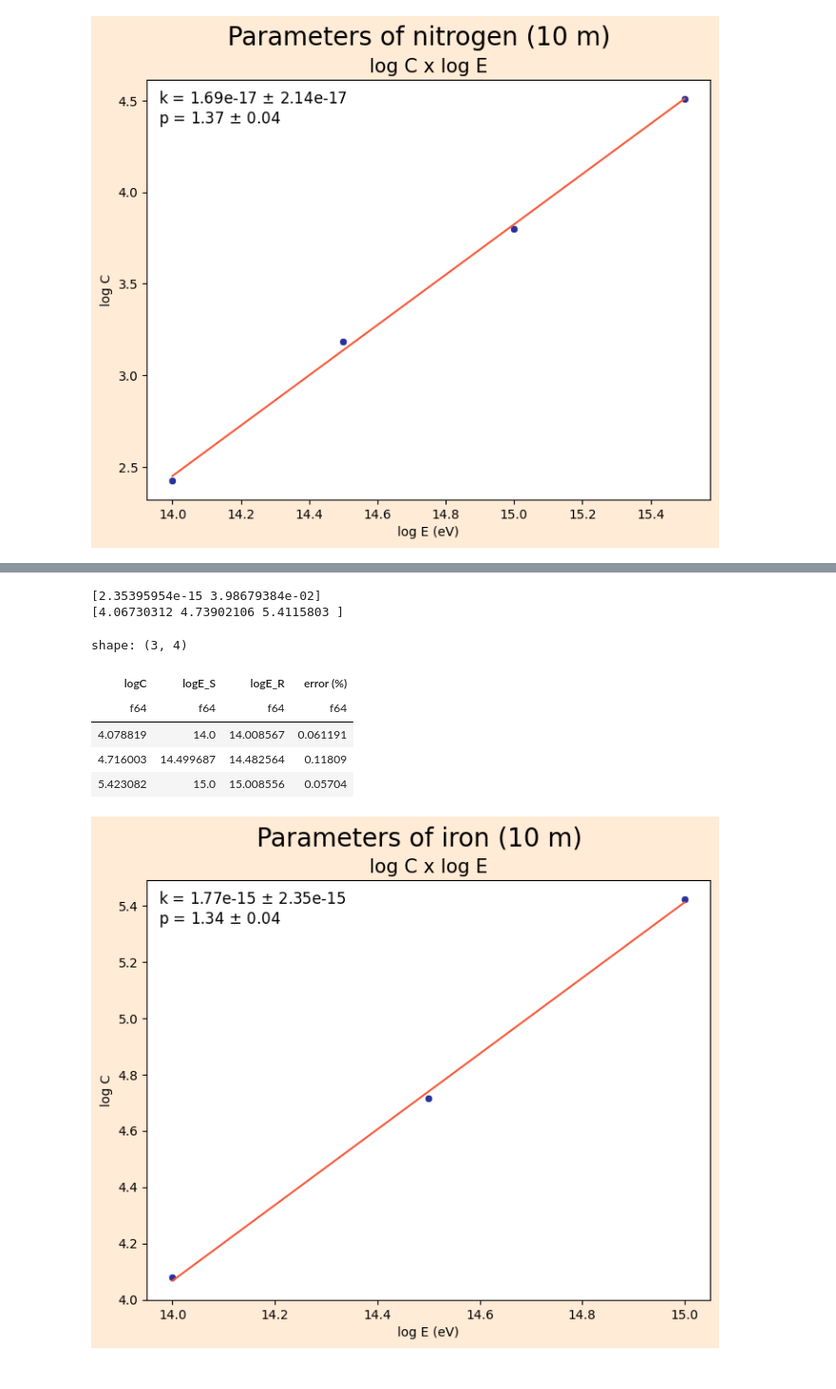
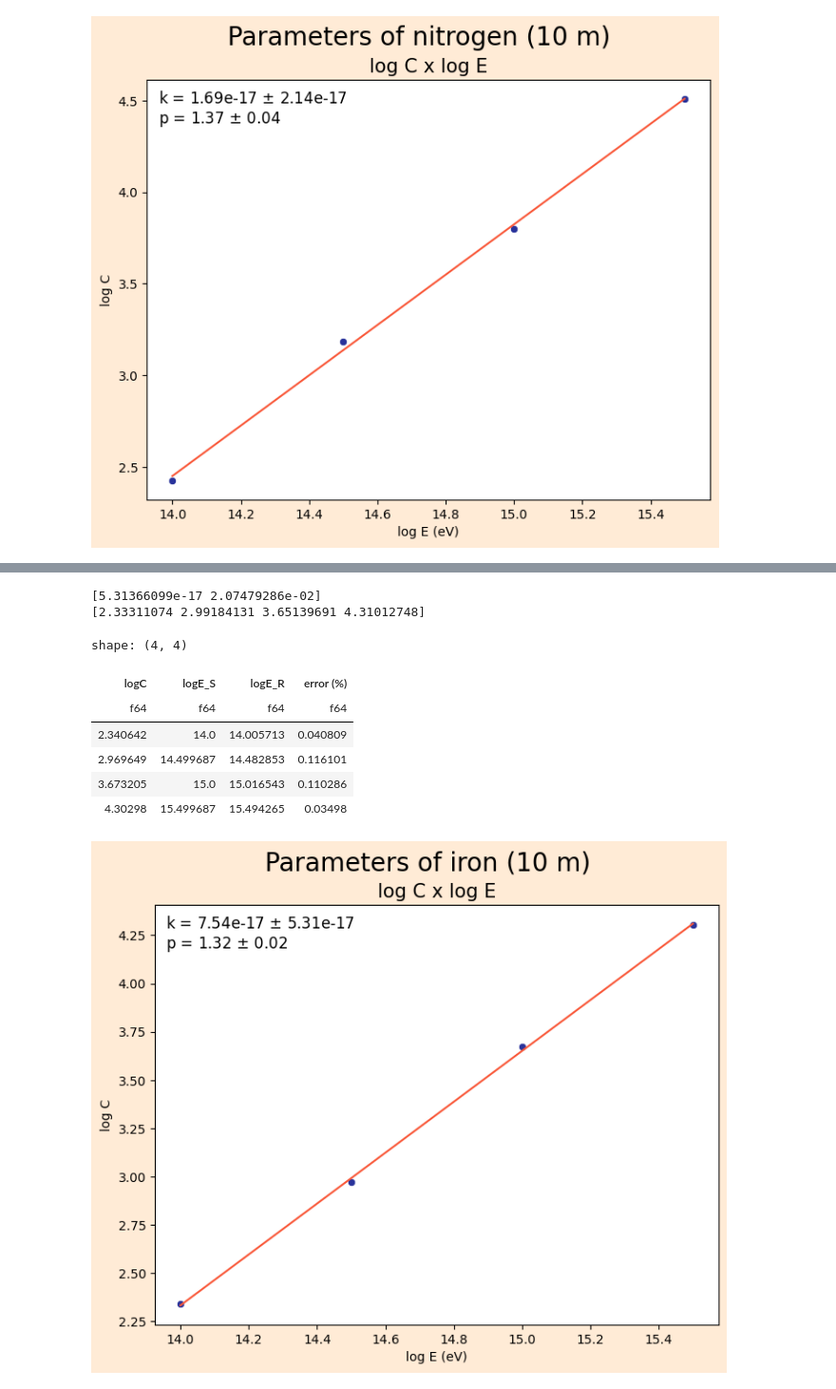
Before and after one commit to lucas-orfei/mestrado, a Jupyter notebook: array_3det.ipynb, the cells around one changed output, grey strips where cells are left out. Shown at 95% size. Drawn from its saved outputs; the diff is of its cells as text; code cells hidden in the pictures.

```diff
--- a/array_3det.ipynb
+++ b/array_3det.ipynb
@@ -8,7 +8,7 @@ from scipy.optimize import curve_fit
 import re
 import math
 # %%
-caminho_arquivo = "tratados_3det/nitrogen/nitrogen3.16E15"
+caminho_arquivo = "tratados_3det/iron/iron3.16E15"
 
 def processar_arquivo(nome_arquivo):
     # Listas para armazenar as detecções por tipo de partícula e por detector
@@ -1194,8 +1273,8 @@ shape: (3, 4)
 # Fit do ferro
 from scipy.optimize import curve_fit
 
-C = [1.199e+04, 5.2e+04, 2.649e+05]
-E = [1E14, 3.16E14, 1E15]
+C = [219.1, 932.5, 4712, 2.009e+04]
+E = [1E14, 3.16E14, 1E15, 3.16E15]
 
 logC = np.log10(C)
 logE = np.log10(E)
@@ -1225,37 +1304,38 @@ print(np.sqrt(np.diag(cov)))
 
 print(power(E,*coefficients_iron))
 
 ax.plot(logE, power(E,*coefficients_iron), color = '#F95738')
 sns.scatterplot(x = logE, y = logC, color = '#29339B', ax = ax)
 
 ax.legend(title = 'k = {:.2e} $\pm$ {:.2e}\np = {:.2f} $\pm$ {:.2f}'
           .format(coefficients_iron[0],inc[0],coefficients_iron[1],inc[1]),
           title_fontsize = 12,facecolor = 'white', frameon = False)
 
 
 logE_0_array = ((np.log10(C/coefficients_iron[0]))/coefficients_iron[1])
 
 logE_0 = logE_0_array.tolist()
 
 data = {
     'logC':logC,
     'logE_S':logE,
     'logE_R':logE_0
 }
 
 df = pl.DataFrame(data)
 
 df = df.with_columns(
         abs((((pl.col('logE_R')-pl.col('logE_S'))/pl.col('logE_S'))*100)).alias('error (%)')
 )
 df
 # %% [output]
-[2.35395954e-15 3.98679384e-02]
-[4.06730312 4.73902106 5.4115803 ]
+[5.31366099e-17 2.07479286e-02]
+[2.33311074 2.99184131 3.65139691 4.31012748]
-shape: (3, 4)
+shape: (4, 4)
 | logC | logE_S | logE_R | error (%) |
 | f64 | f64 | f64 | f64 |
-| 4.078819 | 14.0 | 14.008567 | 0.061191 |
-| 4.716003 | 14.499687 | 14.482564 | 0.11809 |
-| 5.423082 | 15.0 | 15.008556 | 0.05704 |
+| 2.340642 | 14.0 | 14.005713 | 0.040809 |
+| 2.969649 | 14.499687 | 14.482853 | 0.116101 |
+| 3.673205 | 15.0 | 15.016543 | 0.110286 |
+| 4.30298 | 15.499687 | 15.494265 | 0.03498 |
-[figure, old version]
+[figure, new version]
```
Also changed, not shown: parts of 30 cells of this notebook.
